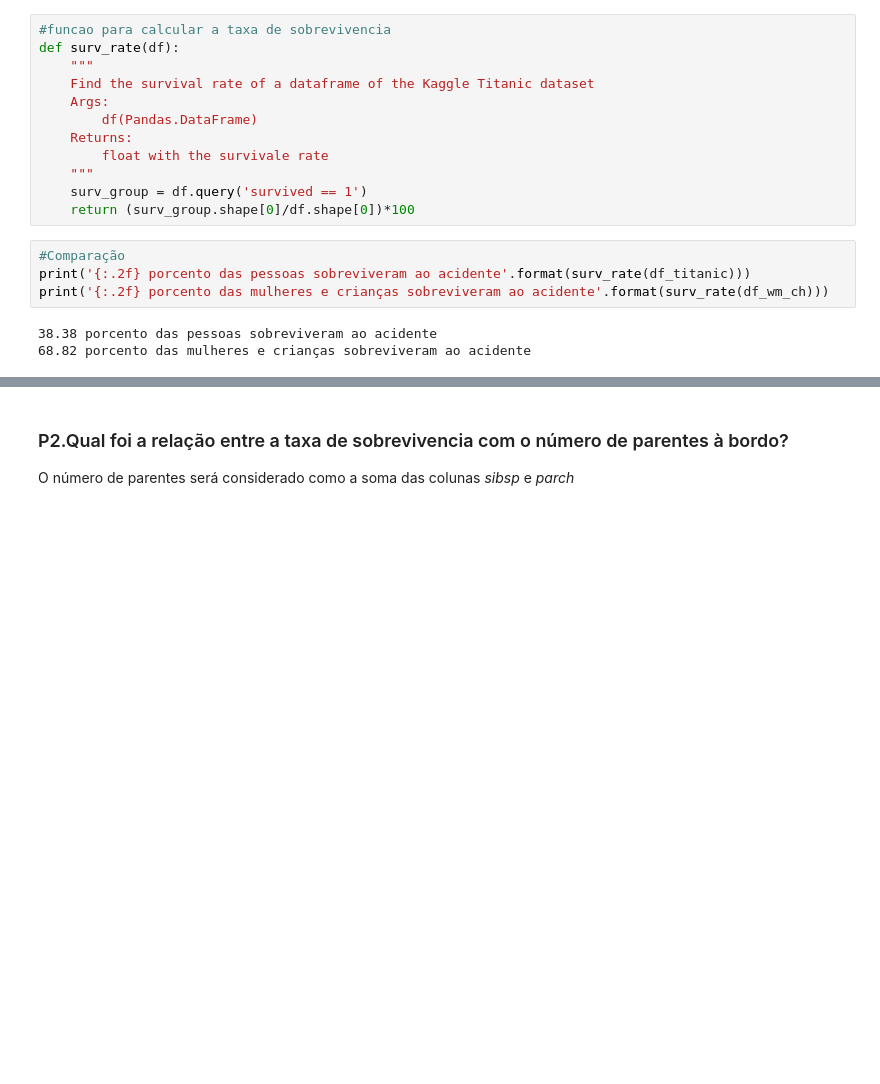
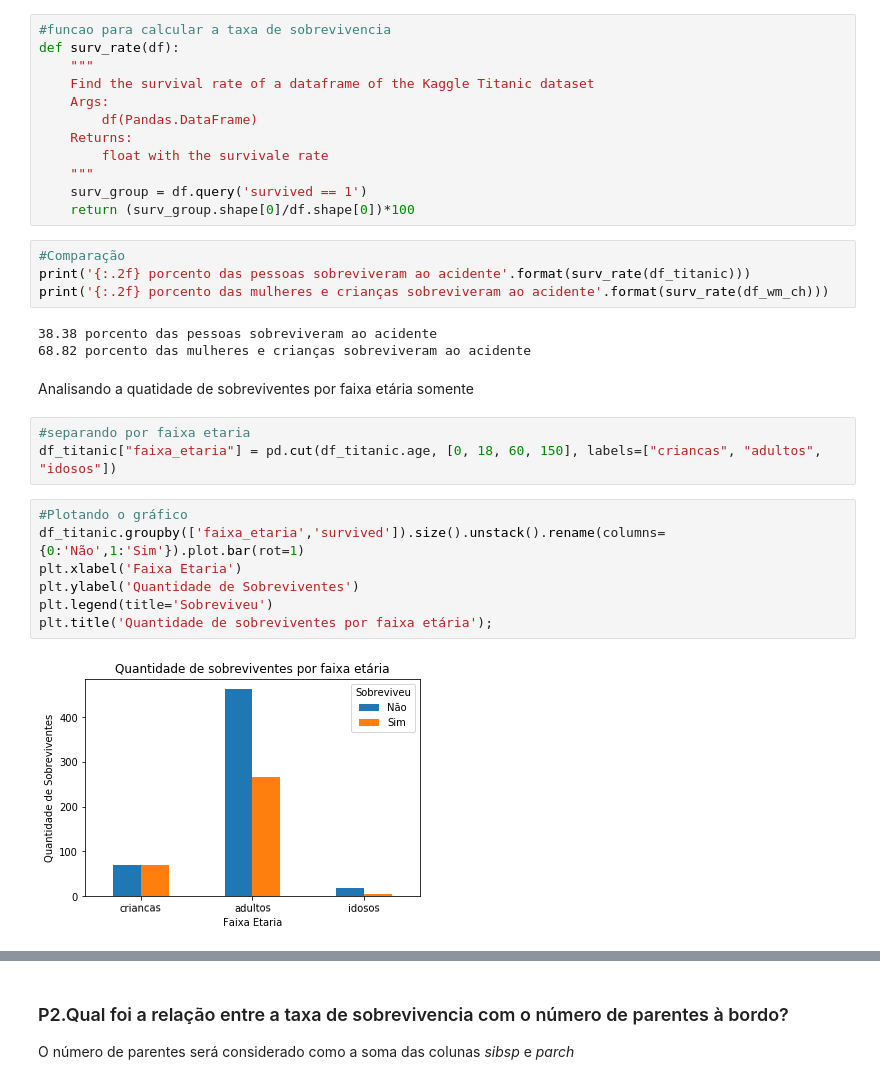
Before and after one commit to marcosdejesus/udacity-data-nd110-project2, a Jupyter notebook: Projeto II - Fundamentos de Data Science I.ipynb, the cells around one changed output, grey strips where cells are left out. Drawn from its saved outputs; the diff is of its cells as text; blank space fills up the shorter version.

```diff
--- a/Projeto II - Fundamentos de Data Science I.ipynb
+++ b/Projeto II - Fundamentos de Data Science I.ipynb
@@ -206,3 +207,17 @@ print('{:.2f} porcento das mulheres e crianças sobreviveram ao acidente'.format
 # %% [output]
 38.38 porcento das pessoas sobreviveram ao acidente
 68.82 porcento das mulheres e crianças sobreviveram ao acidente
+# %% [markdown]
+Analisando a quatidade de sobreviventes por faixa etária somente
+# %%
+#separando por faixa etaria
+df_titanic["faixa_etaria"] = pd.cut(df_titanic.age, [0, 18, 60, 150], labels=["criancas", "adultos", "idosos"])
+# %%
+#Plotando o gráfico
+df_titanic.groupby(['faixa_etaria','survived']).size().unstack().rename(columns={0:'Não',1:'Sim'}).plot.bar(rot=1)
+plt.xlabel('Faixa Etaria')
+plt.ylabel('Quantidade de Sobreviventes')
+plt.legend(title='Sobreviveu')
+plt.title('Quantidade de sobreviventes por faixa etária');
+# %% [output]
+[figure, added]
```
Also changed, not shown: parts of 14 cells of this notebook, 1 other file.
